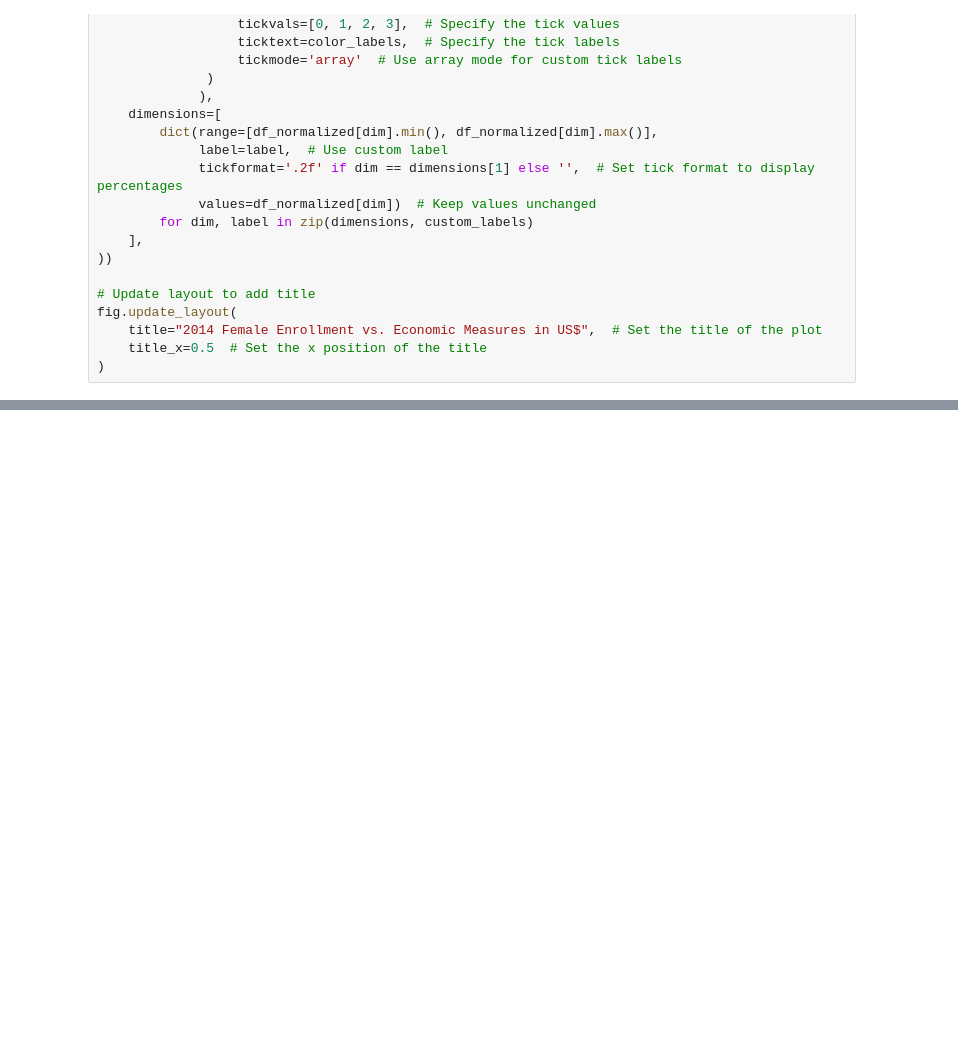
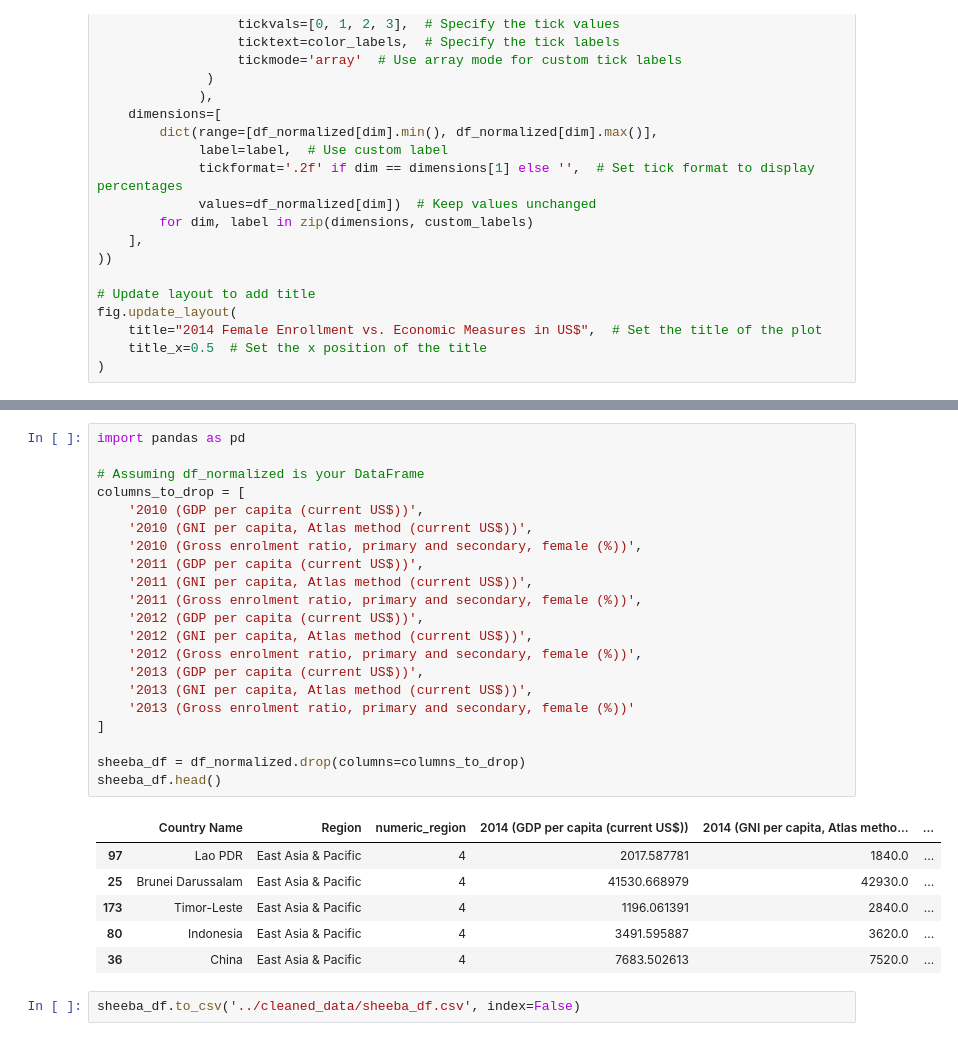
Before and after one commit to ek976/data_viz_final_project, a Jupyter notebook: parallel_coordinates_plot/parallel_coord_plot.ipynb, the cells around one changed output, grey strips where cells are left out. Drawn from its saved outputs; the diff is of its cells as text; blank space fills up the shorter version.

Commit message:
sheeba df

```diff
--- a/parallel_coordinates_plot/parallel_coord_plot.ipynb
+++ b/parallel_coordinates_plot/parallel_coord_plot.ipynb
@@ -1010,0 +1067,30 @@ fig.update_layout(
+# %%
+import pandas as pd
+
+# Assuming df_normalized is your DataFrame
+columns_to_drop = [
+    '2010 (GDP per capita (current US$))',
+    '2010 (GNI per capita, Atlas method (current US$))',
+    '2010 (Gross enrolment ratio, primary and secondary, female (%))',
+    '2011 (GDP per capita (current US$))',
+    '2011 (GNI per capita, Atlas method (current US$))',
+    '2011 (Gross enrolment ratio, primary and secondary, female (%))',
+    '2012 (GDP per capita (current US$))',
+    '2012 (GNI per capita, Atlas method (current US$))',
+    '2012 (Gross enrolment ratio, primary and secondary, female (%))',
+    '2013 (GDP per capita (current US$))',
+    '2013 (GNI per capita, Atlas method (current US$))',
+    '2013 (Gross enrolment ratio, primary and secondary, female (%))'
+]
+
+sheeba_df = df_normalized.drop(columns=columns_to_drop)
+sheeba_df.head()
+# %% [output]
+|  | Country Name | Region | numeric_region | 2014 (GDP per capita (current US$)) | 2014 (GNI per capita, Atlas metho... | ... |
+| 97 | Lao PDR | East Asia & Pacific | 4 | 2017.587781 | 1840.0 | ... |
+| 25 | Brunei Darussalam | East Asia & Pacific | 4 | 41530.668979 | 42930.0 | ... |
+| 173 | Timor-Leste | East Asia & Pacific | 4 | 1196.061391 | 2840.0 | ... |
+| 80 | Indonesia | East Asia & Pacific | 4 | 3491.595887 | 3620.0 | ... |
+| 36 | China | East Asia & Pacific | 4 | 7683.502613 | 7520.0 | ... |
+# %%
+sheeba_df.to_csv('../cleaned_data/sheeba_df.csv', index=False)
```
Also changed, not shown: parts of 3 cells of this notebook, 1 other file.
